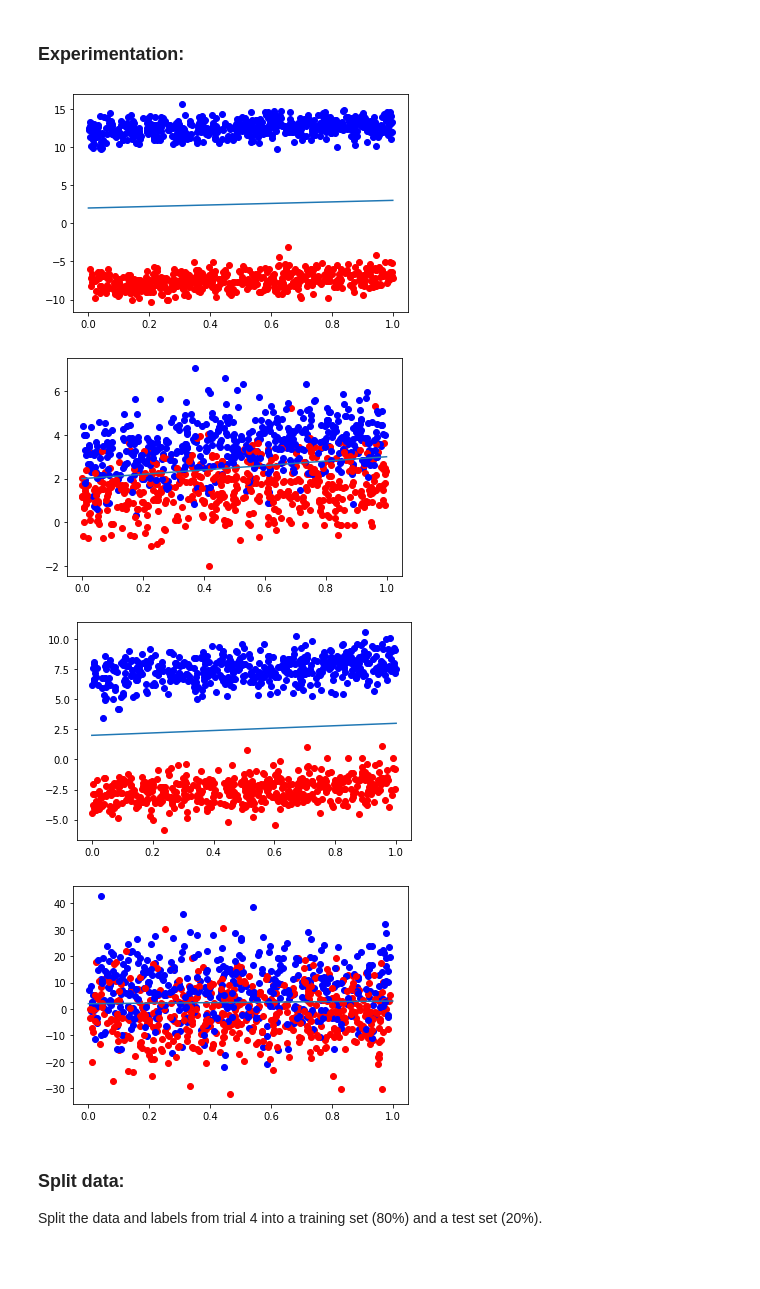
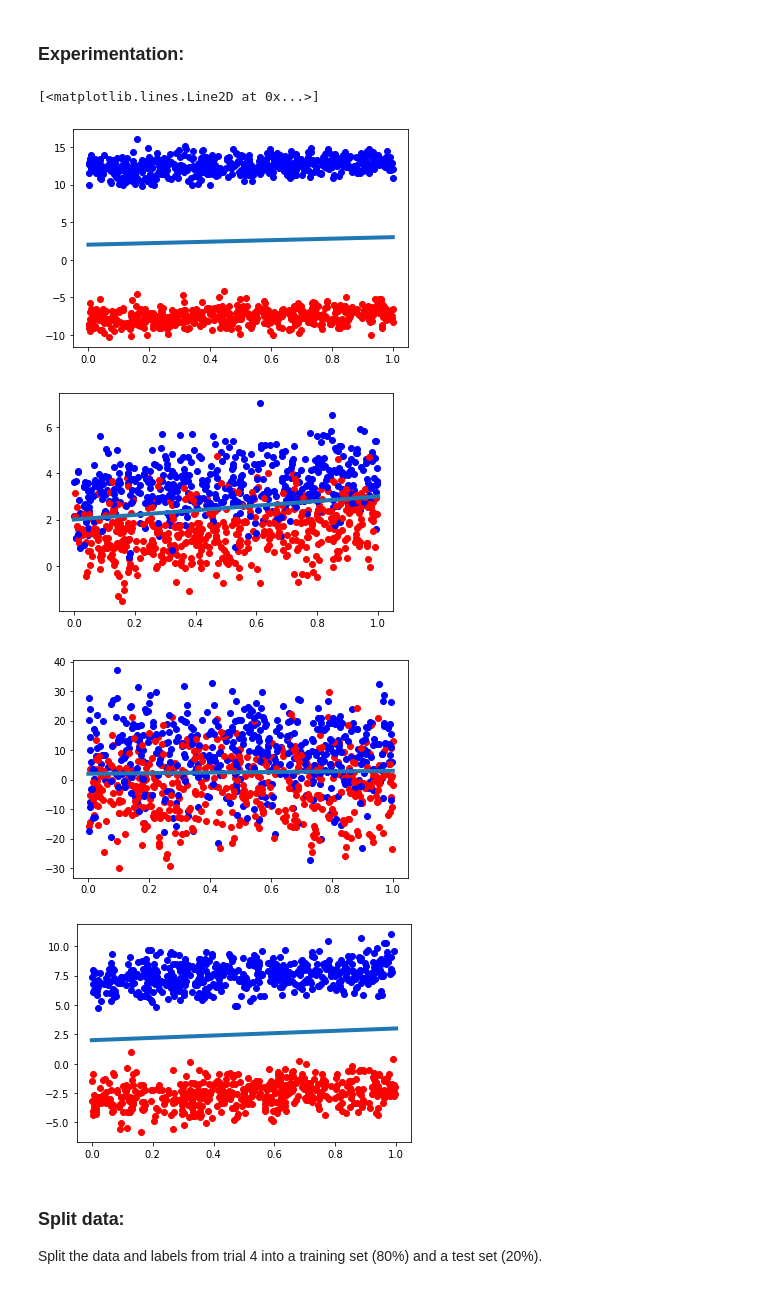
Before and after one commit to ayberkcorp/cap4630-artificial_intelligence, a Jupyter notebook: HW_3/Homework3.ipynb, the cells around one changed output. Saved outputs shown, nothing was run; the diff lists cells and outputs as text; code cells hidden in the pictures; blank space fills up the shorter version.

```diff
--- a/HW_3/Homework3.ipynb
+++ b/HW_3/Homework3.ipynb
@@ -37,28 +37,29 @@ def display_random_data(data, labels):
 # %%
 # Trial 1: mu = 10, sigma = 1
 data, labels = get_random_data(1, 2, 10, 1, 1000)
 display_random_data(data, labels)
-plt.plot([0, 1], [2, 3])
+plt.plot([0, 1], [2, 3], linewidth=4.0)
 
 # Trial 2: mu = 1, sigma = 1
 data, labels = get_random_data(1, 2, 1, 1, 1000)
 display_random_data(data, labels)
-plt.plot([0, 1], [2, 3])
+plt.plot([0, 1], [2, 3], linewidth=4.0)
 
-# Trial 3: mu = 5, sigma = 1
+# Trial 3: mu = 5, sigma = 10
+data, labels = get_random_data(1, 2, 5, 10, 1000)
+display_random_data(data, labels)
+plt.plot([0, 1], [2, 3], linewidth=4.0);
+
+# Trial 4: mu = 5, sigma = 1
 data, labels = get_random_data(1, 2, 5, 1, 1000)
 display_random_data(data, labels)
-plt.plot([0, 1], [2, 3])
-
-# Trial 4: mu = 5, sigma = 10
-data, labels = get_random_data(1, 2, 5, 10, 1000)
-display_random_data(data, labels)
-plt.plot([0, 1], [2, 3]);
+plt.plot([0, 1], [2, 3], linewidth=4.0)
 # %% [output]
+[<matplotlib.lines.Line2D at 0x...>]
-[figure, old version]
+[figure, new version]
-[figure, old version]
+[figure, new version]
-[figure, old version]
+[figure, new version]
-[figure, old version]
+[figure, new version]
 # %% [markdown]
 ### Split data:
 
```
Also changed, not shown: parts of 11 cells of this notebook.
